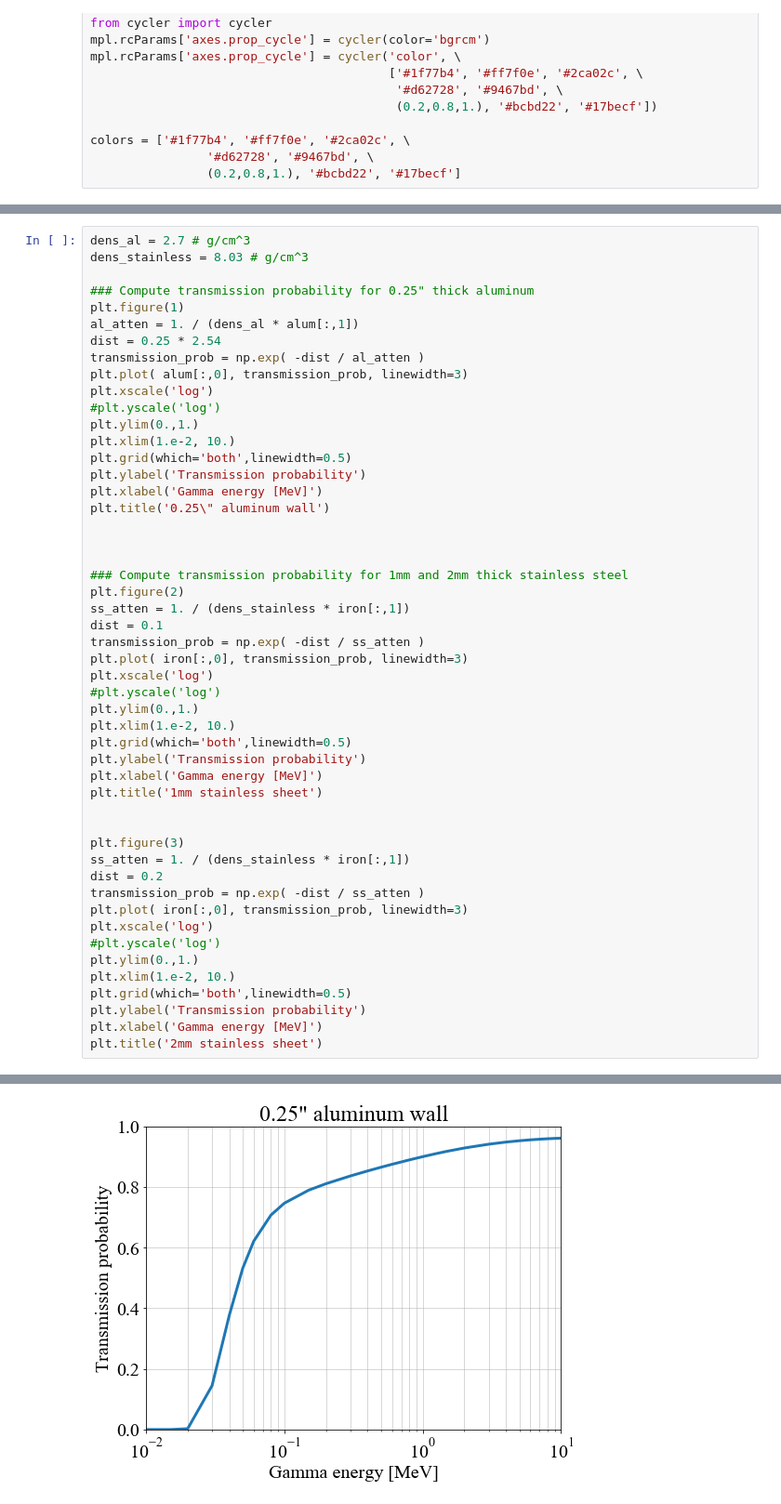
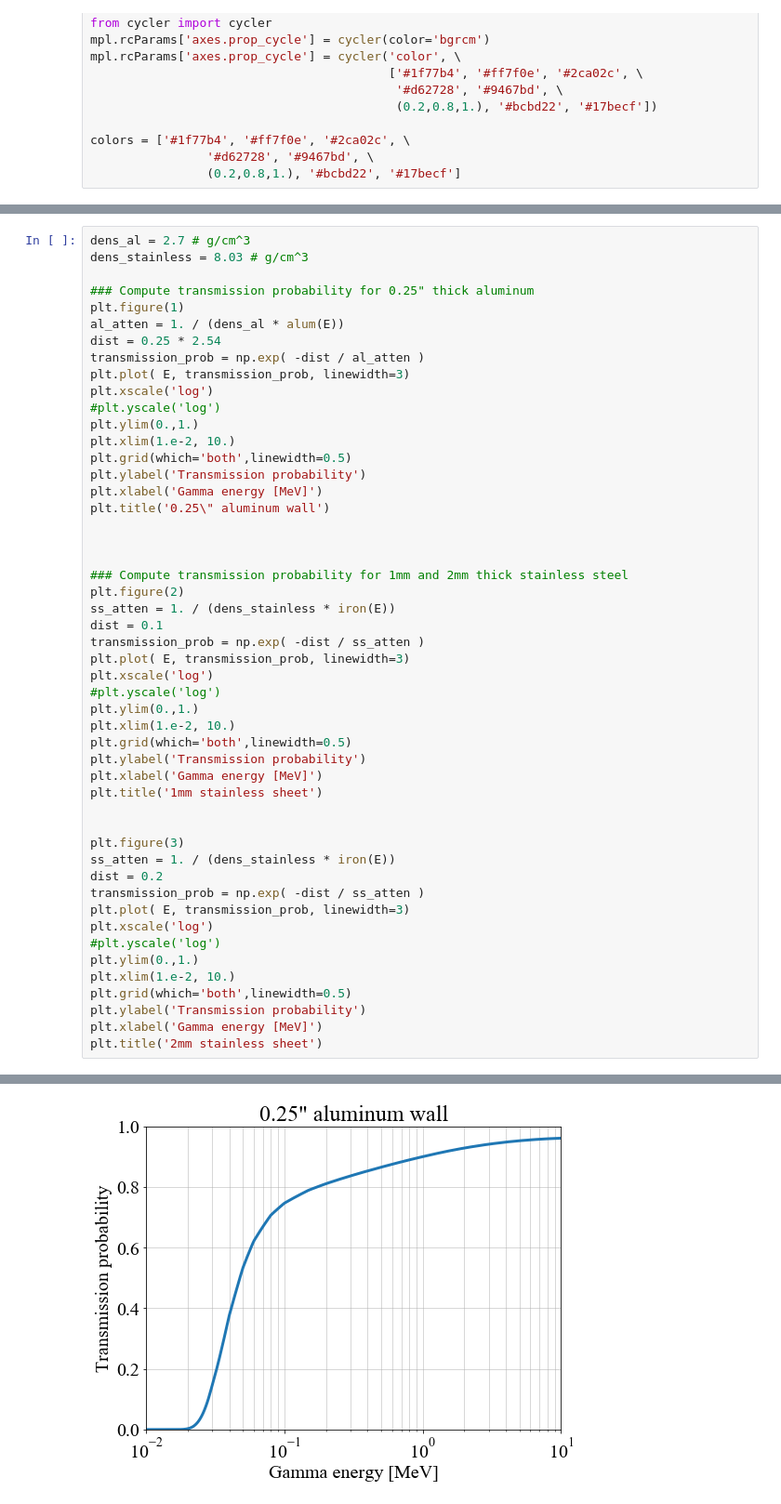
Before and after one commit to bglenardo/Cs136Measurements, a Jupyter notebook: August2022RunPrep/Gamma attenuation.ipynb, the cells around one changed output, grey strips where cells are left out. Shown at 93% size. Saved outputs shown, nothing was run; the diff lists cells and outputs as text.

```diff
--- a/August2022RunPrep/Gamma attenuation.ipynb
+++ b/August2022RunPrep/Gamma attenuation.ipynb
@@ -42,10 +83,10 @@ dens_stainless = 8.03 # g/cm^3
 
 ### Compute transmission probability for 0.25" thick aluminum
 plt.figure(1)
-al_atten = 1. / (dens_al * alum[:,1])
+al_atten = 1. / (dens_al * alum(E))
 dist = 0.25 * 2.54
 transmission_prob = np.exp( -dist / al_atten )
-plt.plot( alum[:,0], transmission_prob, linewidth=3)
+plt.plot( E, transmission_prob, linewidth=3)
 plt.xscale('log')
 #plt.yscale('log')
 plt.ylim(0.,1.)
@@ -57,38 +98,38 @@ plt.title('0.25\" aluminum wall')
 
 
 
 ### Compute transmission probability for 1mm and 2mm thick stainless steel
 plt.figure(2)
-ss_atten = 1. / (dens_stainless * iron[:,1])
+ss_atten = 1. / (dens_stainless * iron(E))
 dist = 0.1
 transmission_prob = np.exp( -dist / ss_atten )
-plt.plot( iron[:,0], transmission_prob, linewidth=3)
+plt.plot( E, transmission_prob, linewidth=3)
 plt.xscale('log')
 #plt.yscale('log')
 plt.ylim(0.,1.)
 plt.xlim(1.e-2, 10.)
 plt.grid(which='both',linewidth=0.5)
 plt.ylabel('Transmission probability')
 plt.xlabel('Gamma energy [MeV]')
 plt.title('1mm stainless sheet')
 
 
 plt.figure(3)
-ss_atten = 1. / (dens_stainless * iron[:,1])
+ss_atten = 1. / (dens_stainless * iron(E))
 dist = 0.2
 transmission_prob = np.exp( -dist / ss_atten )
-plt.plot( iron[:,0], transmission_prob, linewidth=3)
+plt.plot( E, transmission_prob, linewidth=3)
 plt.xscale('log')
 #plt.yscale('log')
 plt.ylim(0.,1.)
 plt.xlim(1.e-2, 10.)
 plt.grid(which='both',linewidth=0.5)
 plt.ylabel('Transmission probability')
 plt.xlabel('Gamma energy [MeV]')
 plt.title('2mm stainless sheet')
 # %% [output]
 Text(0.5, 1.0, '2mm stainless sheet')
-[figure, old version]
+[figure, new version]
 [figure]
 [figure]
 # %%
```
Also changed, not shown: parts of 6 cells of this notebook, 5 other files.
